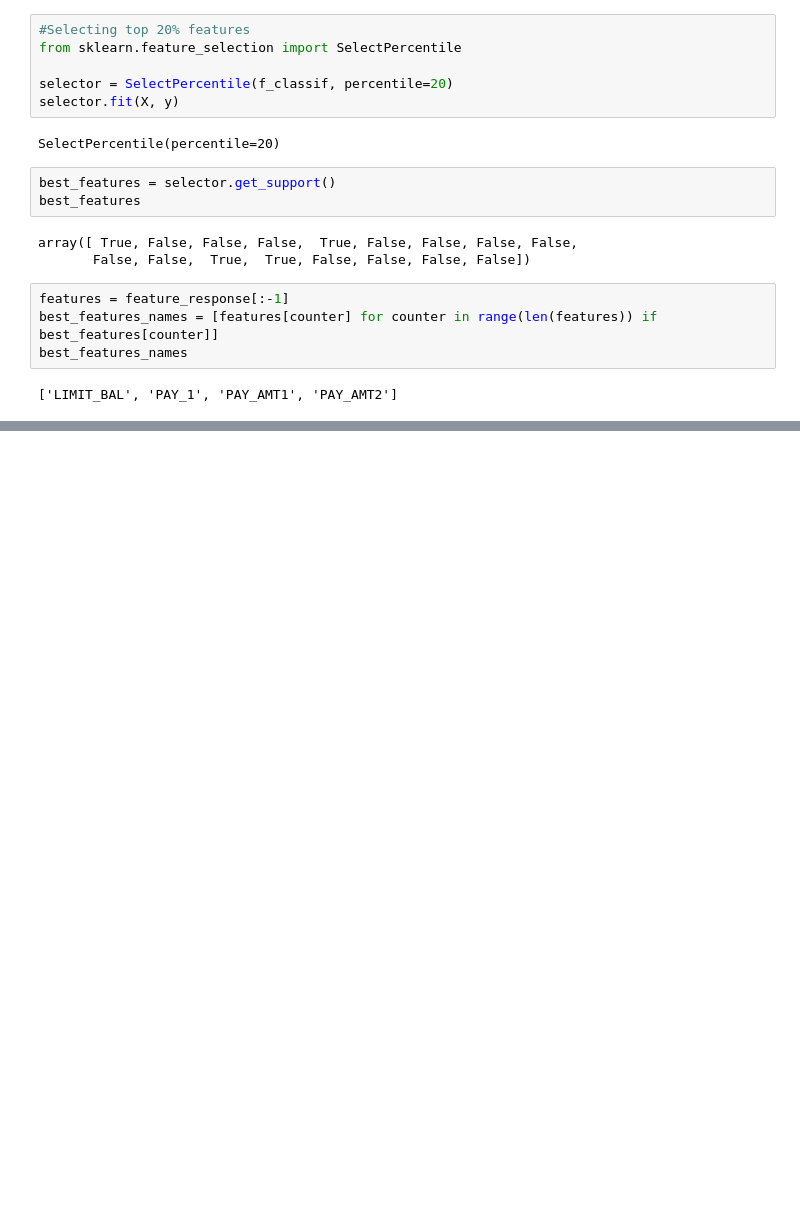
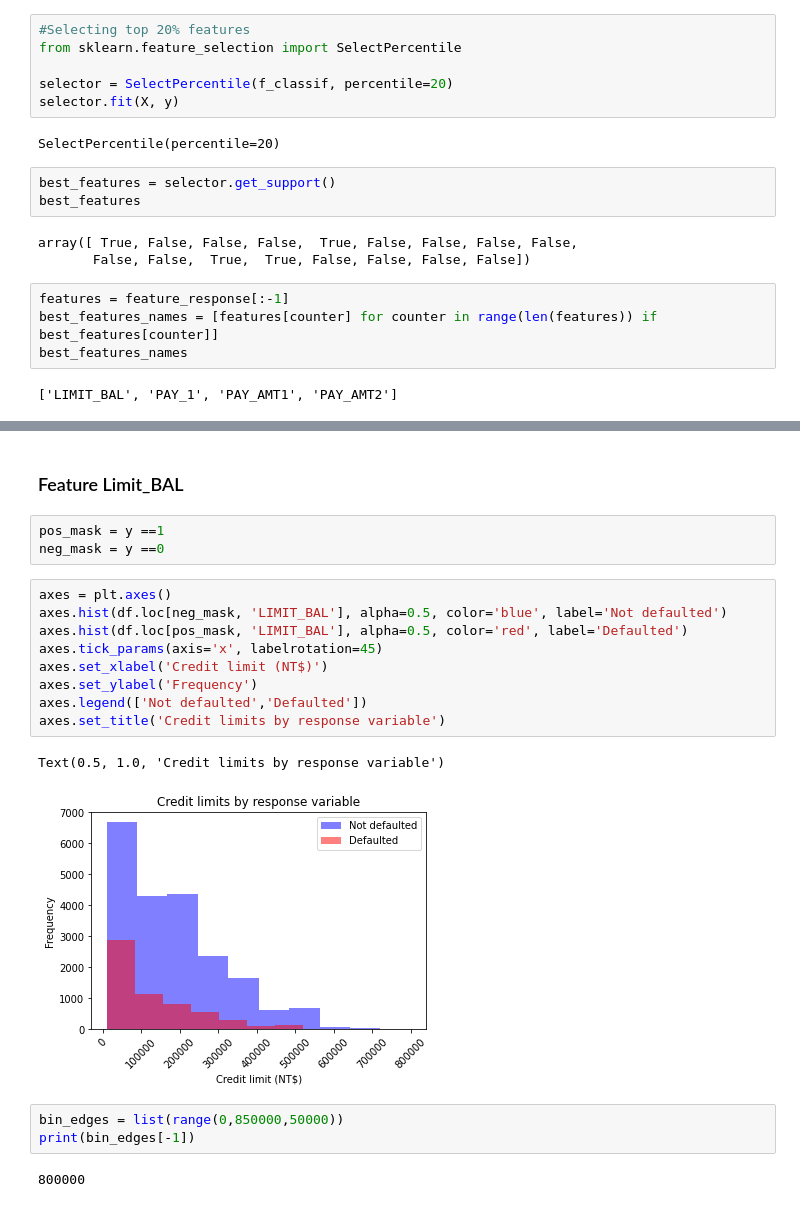
Before and after one commit to cbvreis/Book_Data-Science-Projects-with-Python-P, a Jupyter notebook: notebooks/chapter3.ipynb, the cells around one changed output, grey strips where cells are left out. Drawn from its saved outputs; the diff is of its cells as text; blank space fills up the shorter version.

```diff
--- a/notebooks/chapter3.ipynb
+++ b/notebooks/chapter3.ipynb
@@ -154,0 +207,22 @@ best_features_names
+# %% [markdown]
+### Feature Limit_BAL
+# %%
+pos_mask = y ==1
+neg_mask = y ==0
+# %%
+axes = plt.axes()
+axes.hist(df.loc[neg_mask, 'LIMIT_BAL'], alpha=0.5, color='blue', label='Not defaulted')
+axes.hist(df.loc[pos_mask, 'LIMIT_BAL'], alpha=0.5, color='red', label='Defaulted')
+axes.tick_params(axis='x', labelrotation=45)
+axes.set_xlabel('Credit limit (NT$)')
+axes.set_ylabel('Frequency')
+axes.legend(['Not defaulted','Defaulted'])
+axes.set_title('Credit limits by response variable')
+# %% [output]
+Text(0.5, 1.0, 'Credit limits by response variable')
+[figure, added]
+# %%
+bin_edges = list(range(0,850000,50000))
+print(bin_edges[-1])
+# %% [output]
+800000
```
Also changed, not shown: parts of 8 cells of this notebook.
